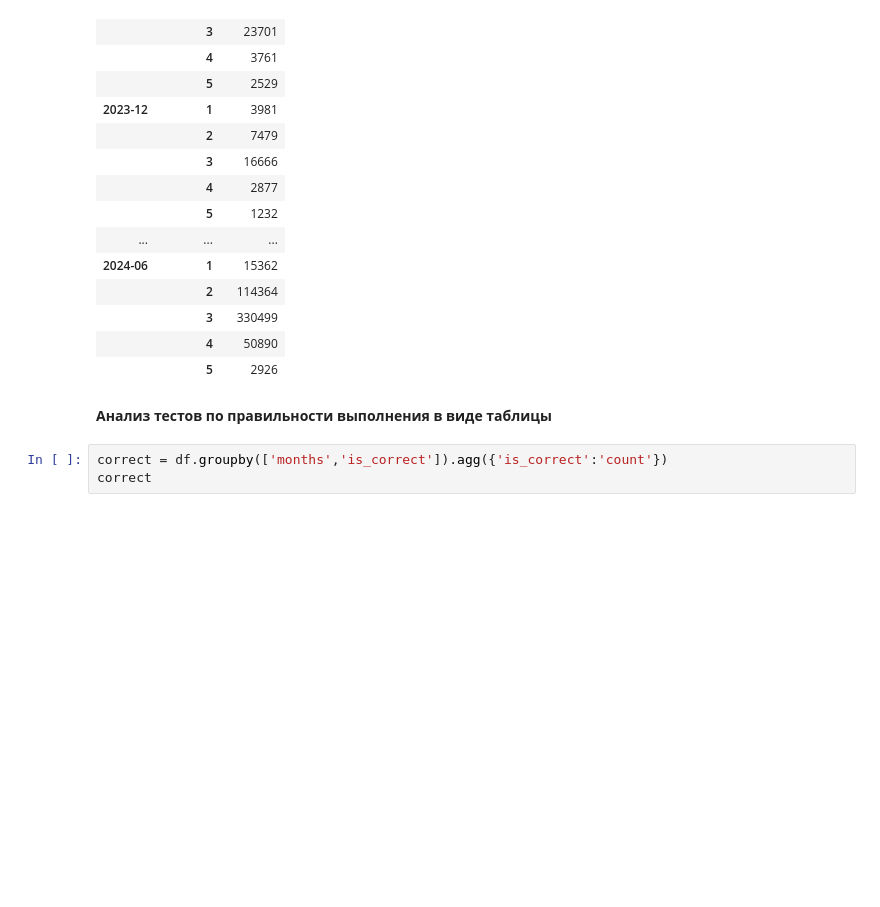
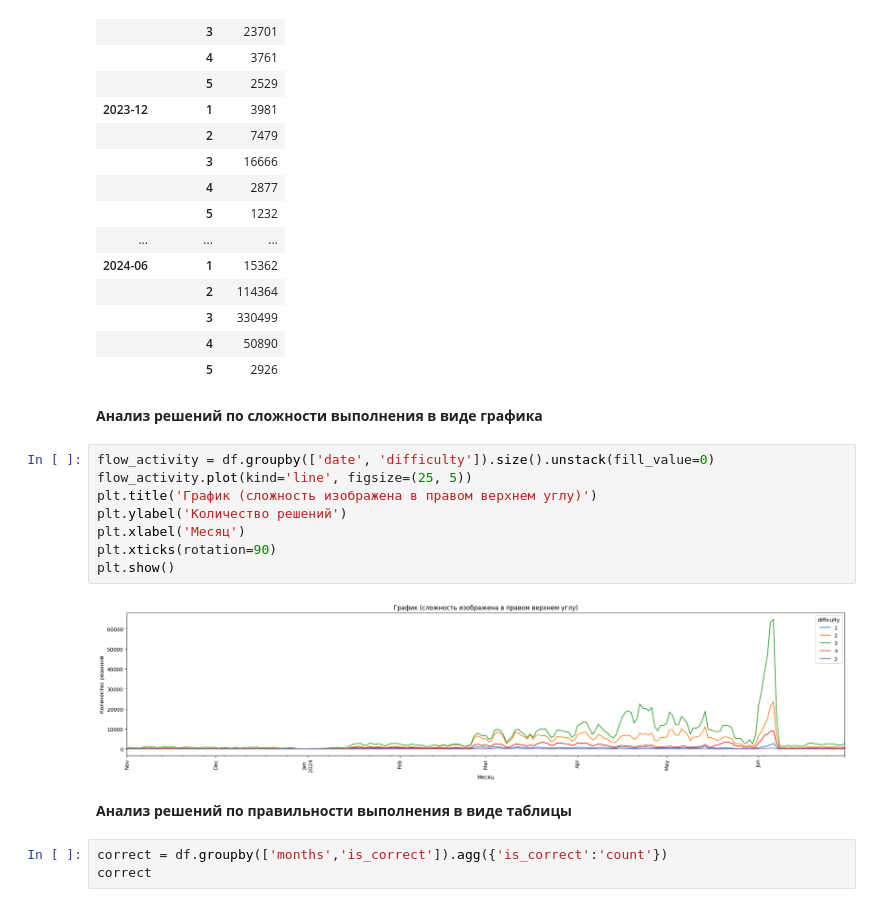
Before and after one commit to justy007/itdiving_case1, a Jupyter notebook: data_analysis.ipynb, the cells around one changed output. Cells and saved outputs as stored; diff of their text form; blank space fills up the shorter version.

```diff
--- a/data_analysis.ipynb
+++ b/data_analysis.ipynb
@@ -179,8 +179,20 @@ diff
 |  | 3 | 330499 |
 |  | 4 | 50890 |
 |  | 5 | 2926 |
+# %% [markdown]
+**Анализ решений по сложности выполнения в виде графика**
+# %%
+flow_activity = df.groupby(['date', 'difficulty']).size().unstack(fill_value=0)
+flow_activity.plot(kind='line', figsize=(25, 5))
+plt.title('График (сложность изображена в правом верхнем углу)')
+plt.ylabel('Количество решений')
+plt.xlabel('Месяц')
+plt.xticks(rotation=90)
+plt.show()
+# %% [output]
+[figure, added]
 # %% [markdown]
-**Анализ тестов по правильности выполнения в виде таблицы**
+**Анализ решений по правильности выполнения в виде таблицы**
 # %%
 correct = df.groupby(['months','is_correct']).agg({'is_correct':'count'})
 correct
```
Also changed, not shown: parts of 6 cells of this notebook.
